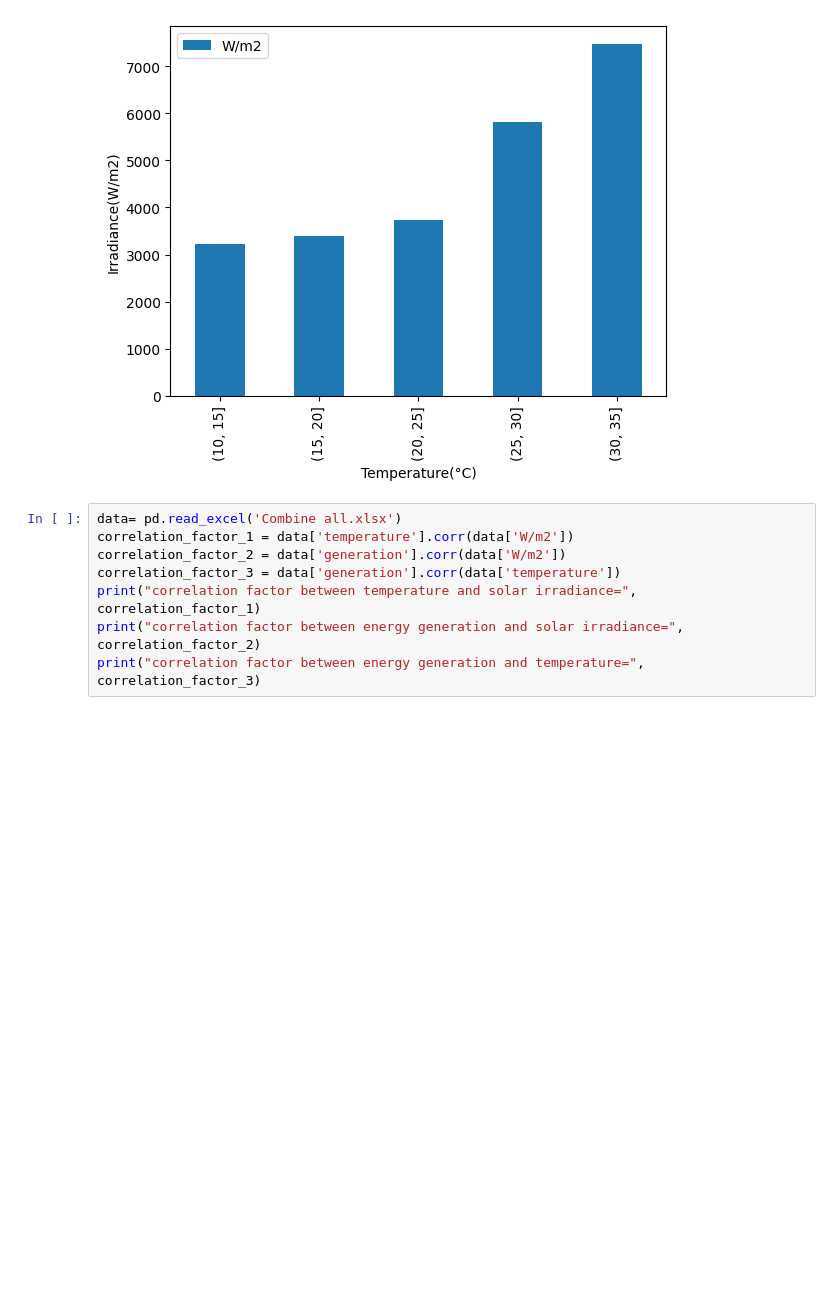
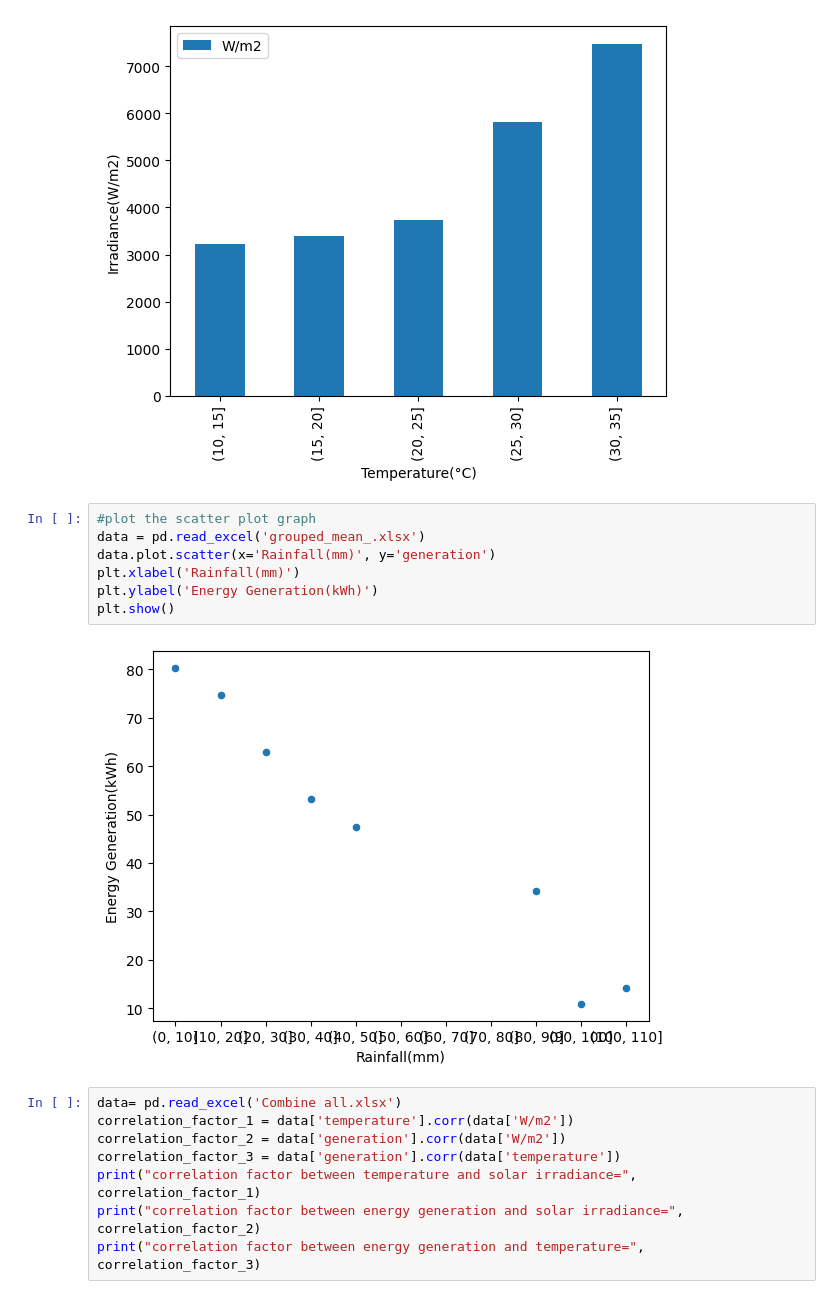
Before and after one commit to KangarooNick/FYP-Code, a Jupyter notebook: Matching/Combine all/grouped mean/Plot bar chart graph.ipynb, the cells around one changed output. Cells and saved outputs as stored; diff of their text form; blank space fills up the shorter version.

```diff
--- a/Matching/Combine all/grouped mean/Plot bar chart graph.ipynb
+++ b/Matching/Combine all/grouped mean/Plot bar chart graph.ipynb
@@ -57,6 +57,15 @@ plt.ylabel('Irradiance(W/m2)')
 plt.show()
 # %% [output]
 [figure]
+# %%
+#plot the scatter plot graph
+data = pd.read_excel('grouped_mean_.xlsx')
+data.plot.scatter(x='Rainfall(mm)', y='generation')
+plt.xlabel('Rainfall(mm)')
+plt.ylabel('Energy Generation(kWh)')
+plt.show()
+# %% [output]
+[figure, added]
 # %%
 data= pd.read_excel('Combine all.xlsx')
 correlation_factor_1 = data['temperature'].corr(data['W/m2'])
```
Also changed, not shown: 18 other files.
